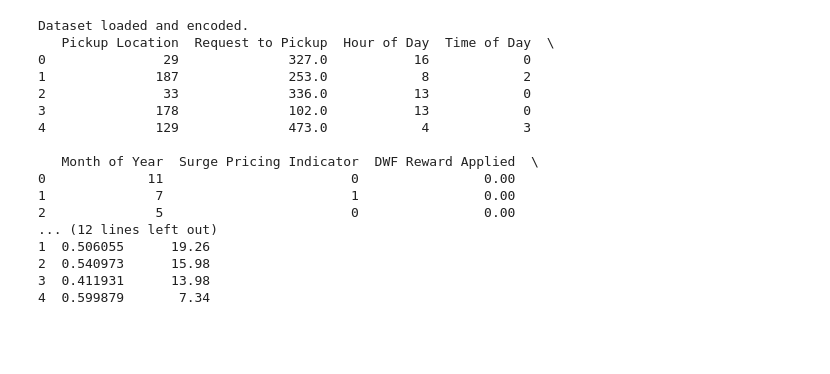
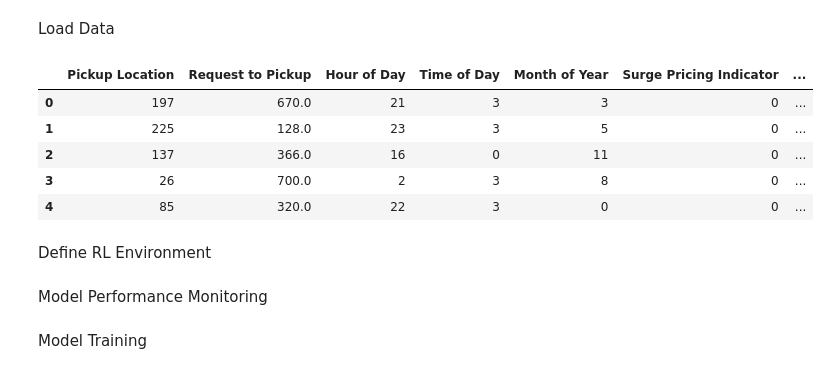
Before and after one commit to Induwara049/DWF, a Jupyter notebook: temp_work/test.ipynb, the cells around one changed output. Cells and saved outputs as stored; diff of their text form; code cells hidden in the pictures; blank space fills up the shorter version.

```diff
--- a/temp_work/test.ipynb
+++ b/temp_work/test.ipynb
@@ -19,26 +16,0 @@ df['Base Fare'] = np.round(np.random.uniform(5, 20, size=len(df)), 2)
-# %%
-# Label encode categorical features
-df['Time of Day'] = LabelEncoder().fit_transform(df['Time of Day'])
-df['Month of Year'] = LabelEncoder().fit_transform(df['Month of Year'])
-df['Pickup Location'] = LabelEncoder().fit_transform(df['Pickup Location'])
-
-print("Dataset loaded and encoded.")
-print(df.head())
-# %% [output]
-Dataset loaded and encoded.
-   Pickup Location  Request to Pickup  Hour of Day  Time of Day  \
-0               29              327.0           16            0
-1              187              253.0            8            2
-2               33              336.0           13            0
-3              178              102.0           13            0
-4              129              473.0            4            3
-
-   Month of Year  Surge Pricing Indicator  DWF Reward Applied  \
-0             11                        0                0.00
-1              7                        1                0.00
-2              5                        0                0.00
-... (12 lines left out)
-1  0.506055      19.26
-2  0.540973      15.98
-3  0.411931      13.98
-4  0.599879       7.34
@@ -180,0 +17,16 @@ class RideHailingEnv_Baseline(gym.Env):
+# %% [markdown]
+Load Data
+# %%
+train_df = pd.read_csv("../datasets/train_split.csv")
+val_df =  pd.read_csv("../datasets/val_split.csv")
+# %%
+train_df.head(5)
+# %% [output]
+|  | Pickup Location | Request to Pickup | Hour of Day | Time of Day | Month of Year | Surge Pricing Indicator | ... |
+| 0 | 197 | 670.0 | 21 | 3 | 3 | 0 | ... |
+| 1 | 225 | 128.0 | 23 | 3 | 5 | 0 | ... |
+| 2 | 137 | 366.0 | 16 | 0 | 11 | 0 | ... |
+| 3 | 26 | 700.0 | 2 | 3 | 8 | 0 | ... |
+| 4 | 85 | 320.0 | 22 | 3 | 0 | 0 | ... |
+# %% [markdown]
+Define RL Environment
@@ -180,0 +108,2 @@ class RideHailingEnv_Baseline(gym.Env):
+# %% [markdown]
+Model Performance Monitoring
@@ -180,0 +132,2 @@ class RideHailingEnv_Baseline(gym.Env):
+# %% [markdown]
+Model Training
```
Also changed, not shown: parts of 19 cells of this notebook.
